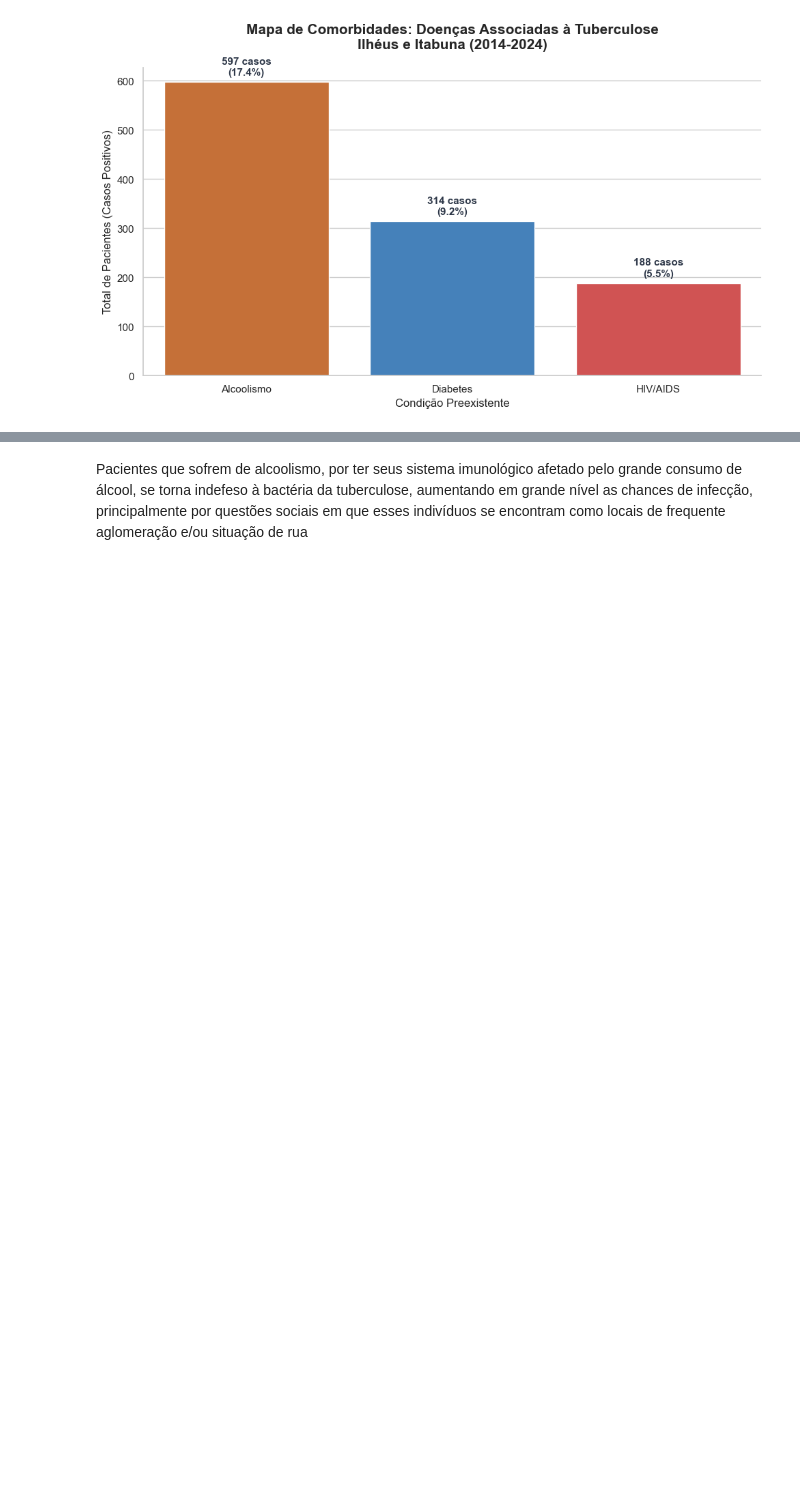
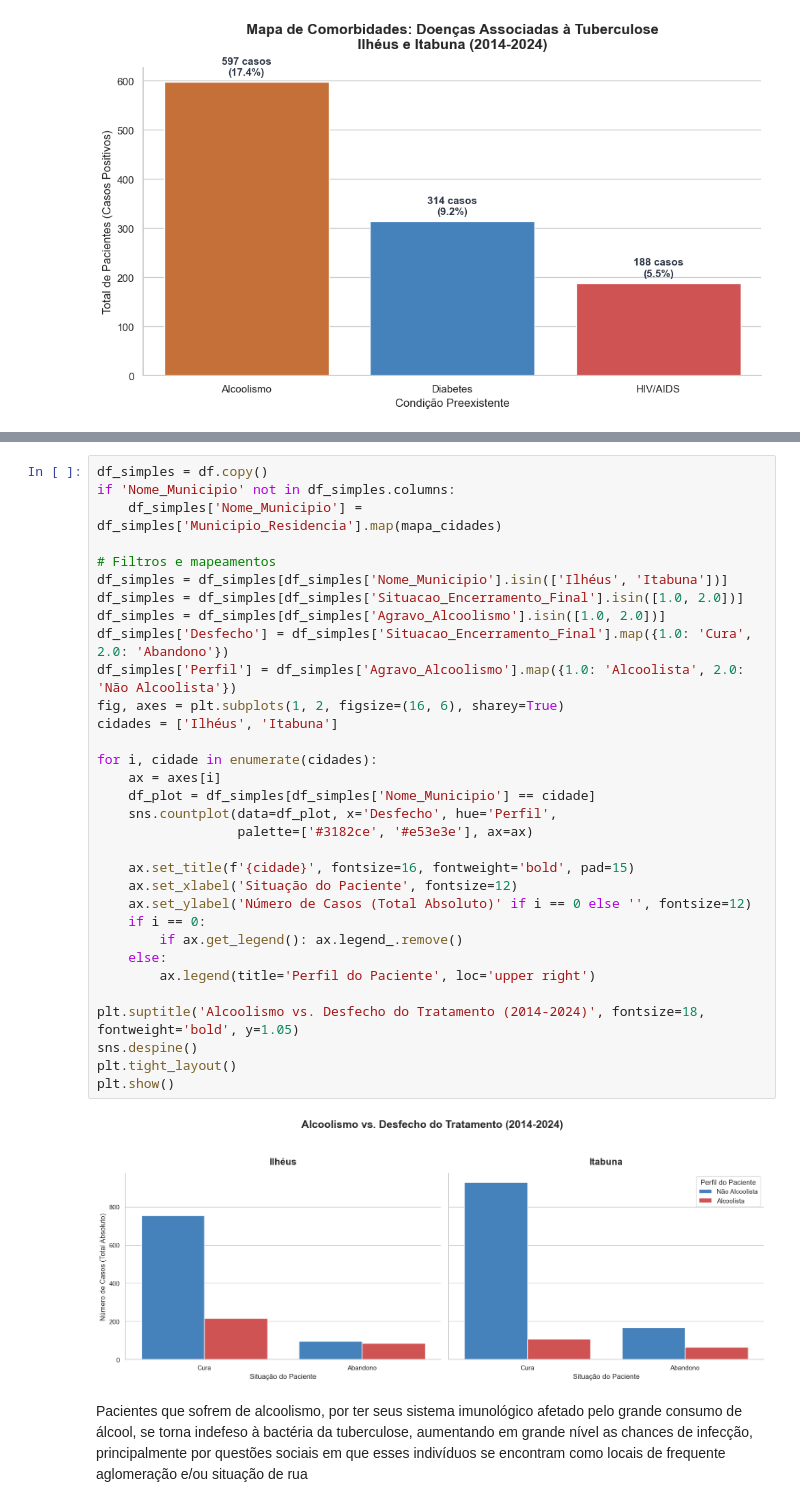
Before and after one commit to bcjesus-01/Analise-de-Dados-de-Tuberculose-DATASUS, a Jupyter notebook: notebooks/03_Análise_Descritiva_Temporal.ipynb, the cells around one changed output, grey strips where cells are left out. Saved outputs shown, nothing was run; the diff lists cells and outputs as text; blank space fills up the shorter version.

```diff
--- a/notebooks/03_Análise_Descritiva_Temporal.ipynb
+++ b/notebooks/03_Análise_Descritiva_Temporal.ipynb
@@ -272 +437,35 @@ Passing `palette` without assigning `hue` is deprecated and will be removed in v
+# %%
+df_simples = df.copy()
+if 'Nome_Municipio' not in df_simples.columns:
+    df_simples['Nome_Municipio'] = df_simples['Municipio_Residencia'].map(mapa_cidades)
+
+# Filtros e mapeamentos
+df_simples = df_simples[df_simples['Nome_Municipio'].isin(['Ilhéus', 'Itabuna'])]
+df_simples = df_simples[df_simples['Situacao_Encerramento_Final'].isin([1.0, 2.0])]
+df_simples = df_simples[df_simples['Agravo_Alcoolismo'].isin([1.0, 2.0])]
+df_simples['Desfecho'] = df_simples['Situacao_Encerramento_Final'].map({1.0: 'Cura', 2.0: 'Abandono'})
+df_simples['Perfil'] = df_simples['Agravo_Alcoolismo'].map({1.0: 'Alcoolista', 2.0: 'Não Alcoolista'})
+fig, axes = plt.subplots(1, 2, figsize=(16, 6), sharey=True)
+cidades = ['Ilhéus', 'Itabuna']
+
+for i, cidade in enumerate(cidades):
+    ax = axes[i]
+    df_plot = df_simples[df_simples['Nome_Municipio'] == cidade]
+    sns.countplot(data=df_plot, x='Desfecho', hue='Perfil',
+                  palette=['#3182ce', '#e53e3e'], ax=ax)
+
+    ax.set_title(f'{cidade}', fontsize=16, fontweight='bold', pad=15)
+    ax.set_xlabel('Situação do Paciente', fontsize=12)
+    ax.set_ylabel('Número de Casos (Total Absoluto)' if i == 0 else '', fontsize=12)
+    if i == 0:
+        if ax.get_legend(): ax.legend_.remove()
+    else:
+        ax.legend(title='Perfil do Paciente', loc='upper right')
+
+plt.suptitle('Alcoolismo vs. Desfecho do Tratamento (2014-2024)', fontsize=18, fontweight='bold', y=1.05)
+sns.despine()
+plt.tight_layout()
+plt.show()
+# %% [output]
+[figure, added]
 # %% [markdown]
```
Also changed, not shown: parts of 11 cells of this notebook, 1 other file.
